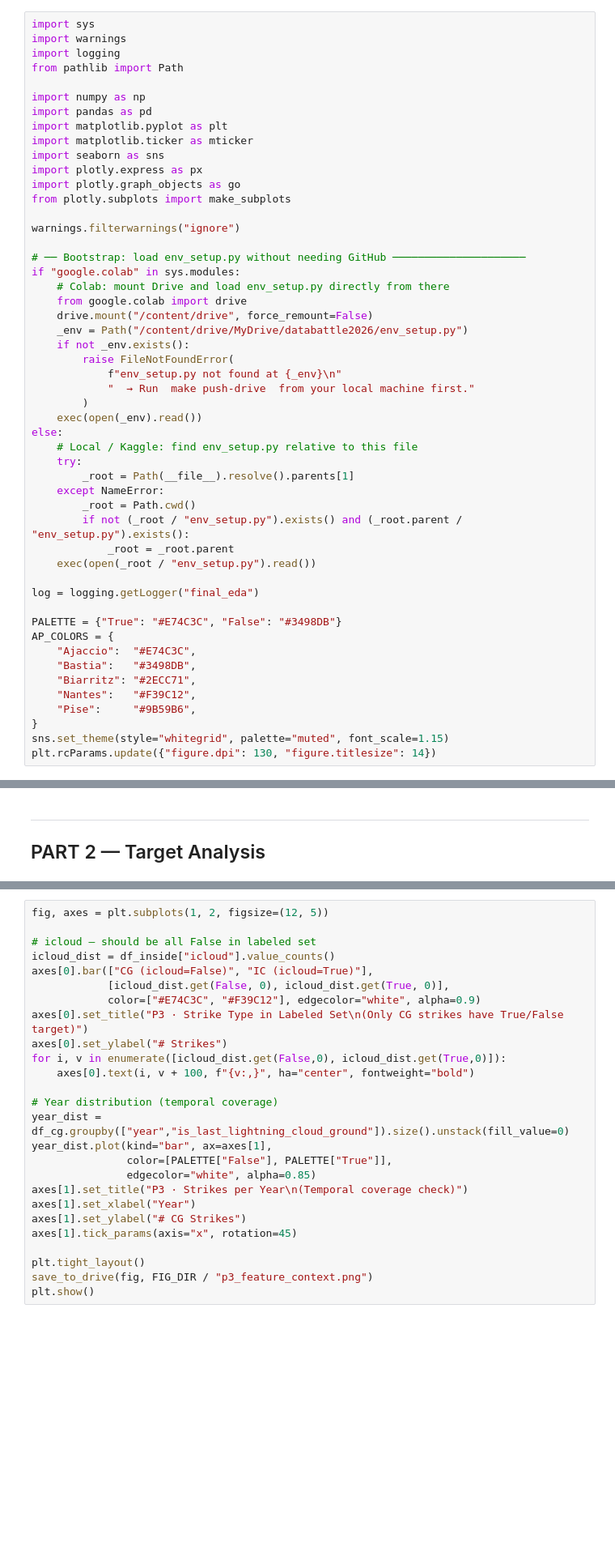
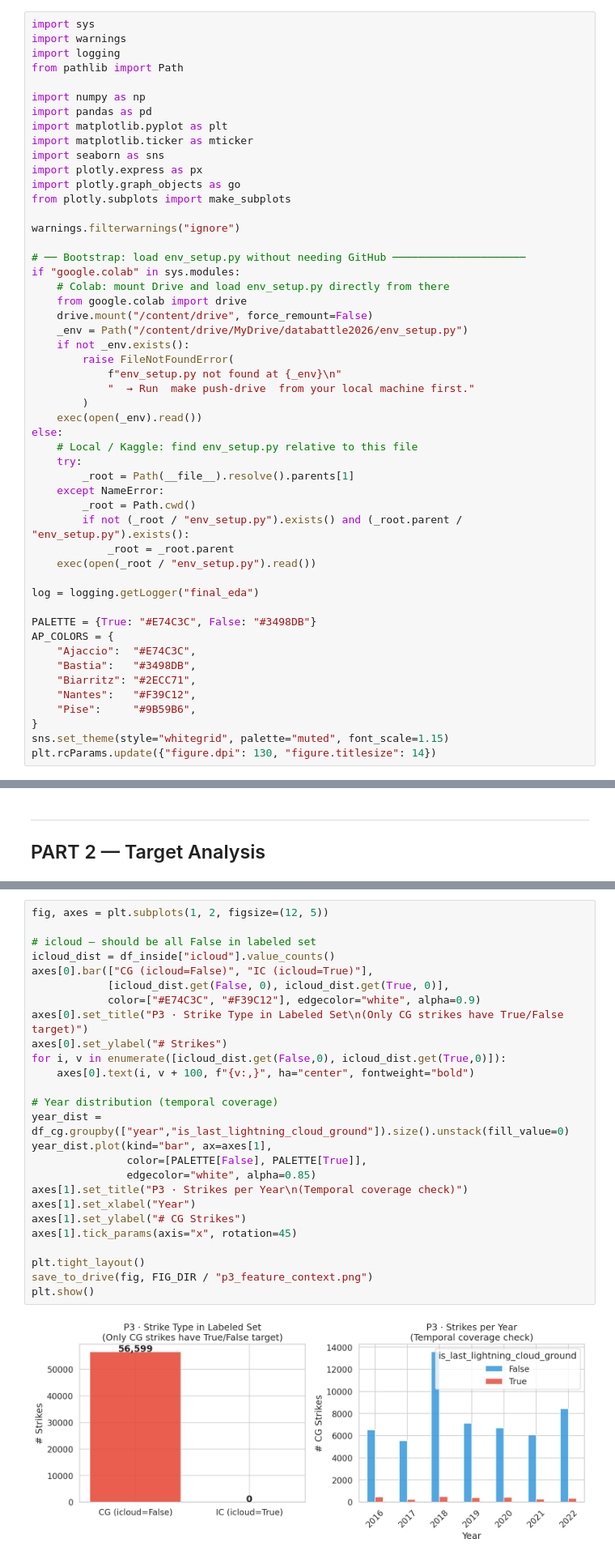
Before and after one commit to Tesfay-Hagos/data-Battle-2026, a Jupyter notebook: notebooks/03_final_eda_and_features.ipynb, the cells around one changed output, grey strips where cells are left out. Shown at 81% size. Saved outputs shown, nothing was run; the diff lists cells and outputs as text; blank space fills up the shorter version.

```diff
--- a/notebooks/03_final_eda_and_features.ipynb
+++ b/notebooks/03_final_eda_and_features.ipynb
@@ -54,7 +54,7 @@ else:
 
 log = logging.getLogger("final_eda")
 
-PALETTE = {"True": "#E74C3C", "False": "#3498DB"}
+PALETTE = {True: "#E74C3C", False: "#3498DB"}
 AP_COLORS = {
     "Ajaccio":  "#E74C3C",
     "Bastia":   "#3498DB",
@@ -362,29 +503,31 @@ plt.show()
 # %%
 fig, axes = plt.subplots(1, 2, figsize=(12, 5))
 
 # icloud — should be all False in labeled set
 icloud_dist = df_inside["icloud"].value_counts()
 axes[0].bar(["CG (icloud=False)", "IC (icloud=True)"],
             [icloud_dist.get(False, 0), icloud_dist.get(True, 0)],
             color=["#E74C3C", "#F39C12"], edgecolor="white", alpha=0.9)
 axes[0].set_title("P3 · Strike Type in Labeled Set\n(Only CG strikes have True/False target)")
 axes[0].set_ylabel("# Strikes")
 for i, v in enumerate([icloud_dist.get(False,0), icloud_dist.get(True,0)]):
     axes[0].text(i, v + 100, f"{v:,}", ha="center", fontweight="bold")
 
 # Year distribution (temporal coverage)
 year_dist = df_cg.groupby(["year","is_last_lightning_cloud_ground"]).size().unstack(fill_value=0)
 year_dist.plot(kind="bar", ax=axes[1],
-               color=[PALETTE["False"], PALETTE["True"]],
+               color=[PALETTE[False], PALETTE[True]],
                edgecolor="white", alpha=0.85)
 axes[1].set_title("P3 · Strikes per Year\n(Temporal coverage check)")
 axes[1].set_xlabel("Year")
 axes[1].set_ylabel("# CG Strikes")
 axes[1].tick_params(axis="x", rotation=45)
 
 plt.tight_layout()
 save_to_drive(fig, FIG_DIR / "p3_feature_context.png")
 plt.show()
+# %% [output]
+[figure, added]
 # %% [markdown]
 ---
 ## PART 4 — Storm Lifecycle EDA
```
Also changed, not shown: parts of 23 cells of this notebook, 37 other files.
